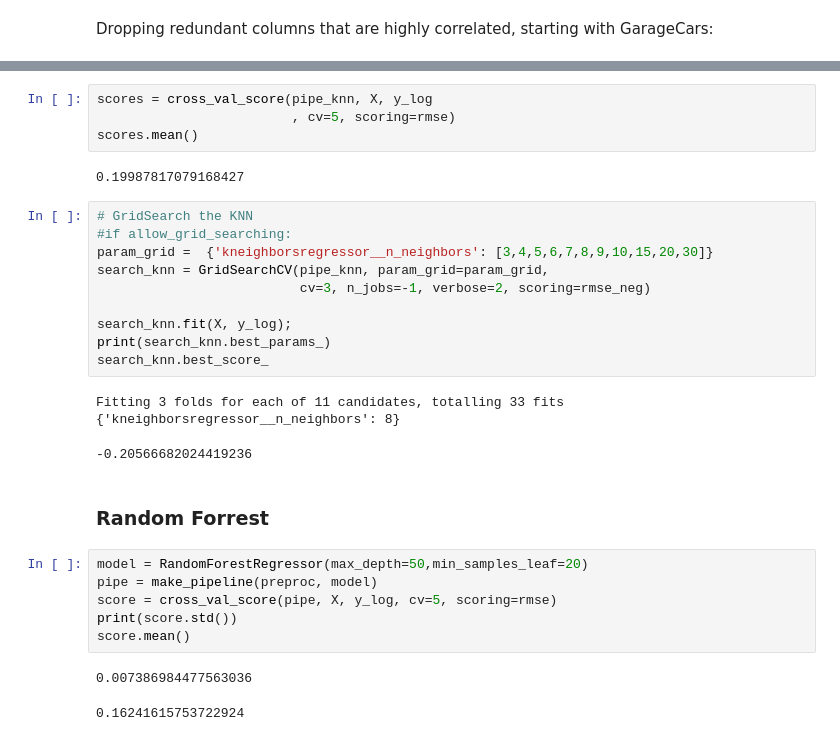
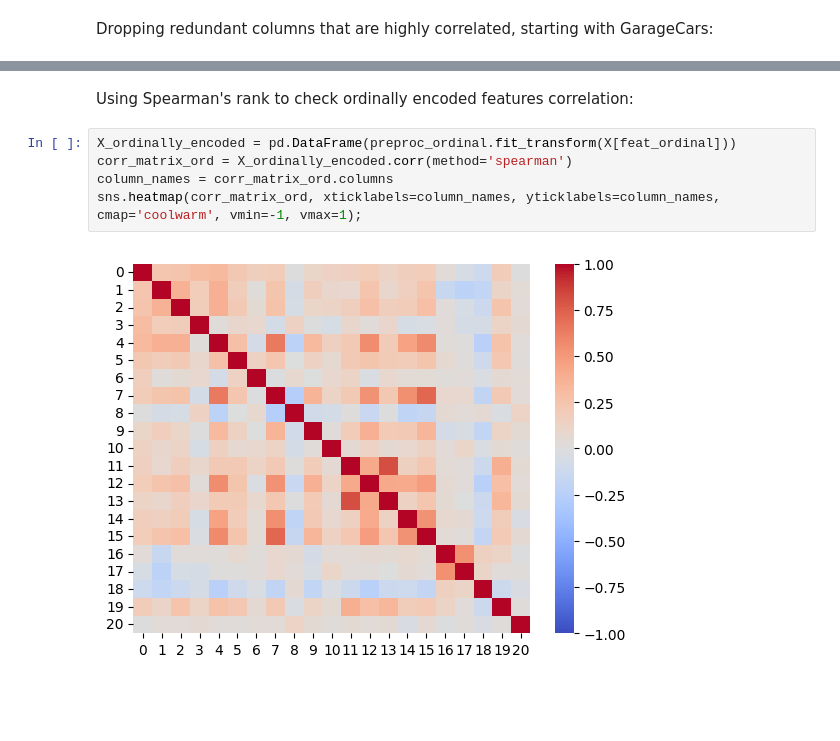
Before and after one commit to Cguiver26/House_Kaggle, a Jupyter notebook: House Kaggle.ipynb, the cells around one changed output, grey strips where cells are left out. Saved outputs shown, nothing was run; the diff lists cells and outputs as text; blank space fills up the shorter version.

Commit message:
updated models

```diff
--- a/House Kaggle.ipynb
+++ b/House Kaggle.ipynb
@@ -532,31 +464,9 @@ pipe_knn = make_pipeline(preproc, model)
-# %%
-scores = cross_val_score(pipe_knn, X, y_log
-                         , cv=5, scoring=rmse)
-scores.mean()
-# %% [output]
-0.19987817079168427
-# %%
-# GridSearch the KNN
-#if allow_grid_searching:
-param_grid =  {'kneighborsregressor__n_neighbors': [3,4,5,6,7,8,9,10,15,20,30]}
-search_knn = GridSearchCV(pipe_knn, param_grid=param_grid,
-                          cv=3, n_jobs=-1, verbose=2, scoring=rmse_neg)
-
-search_knn.fit(X, y_log);
-print(search_knn.best_params_)
-search_knn.best_score_
-# %% [output]
-Fitting 3 folds for each of 11 candidates, totalling 33 fits
-{'kneighborsregressor__n_neighbors': 8}
--0.20566682024419236
-# %% [markdown]
-### Random Forrest
-# %%
-model = RandomForestRegressor(max_depth=50,min_samples_leaf=20)
-pipe = make_pipeline(preproc, model)
-score = cross_val_score(pipe, X, y_log, cv=5, scoring=rmse)
-print(score.std())
-score.mean()
-# %% [output]
-0.007386984477563036
-0.16241615753722924
+# %% [markdown]
+Using Spearman's rank to check ordinally encoded features correlation:
+# %%
+X_ordinally_encoded = pd.DataFrame(preproc_ordinal.fit_transform(X[feat_ordinal]))
+corr_matrix_ord = X_ordinally_encoded.corr(method='spearman')
+column_names = corr_matrix_ord.columns
+sns.heatmap(corr_matrix_ord, xticklabels=column_names, yticklabels=column_names, cmap='coolwarm', vmin=-1, vmax=1);
+# %% [output]
+[figure, added]
```
Also changed, not shown: parts of 52 cells of this notebook.
